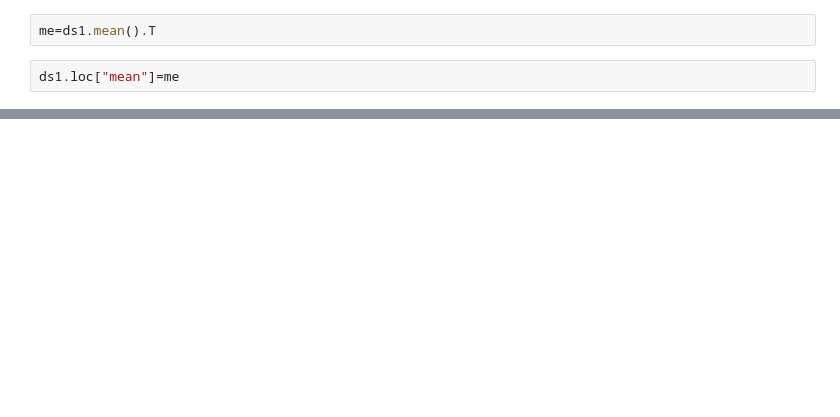
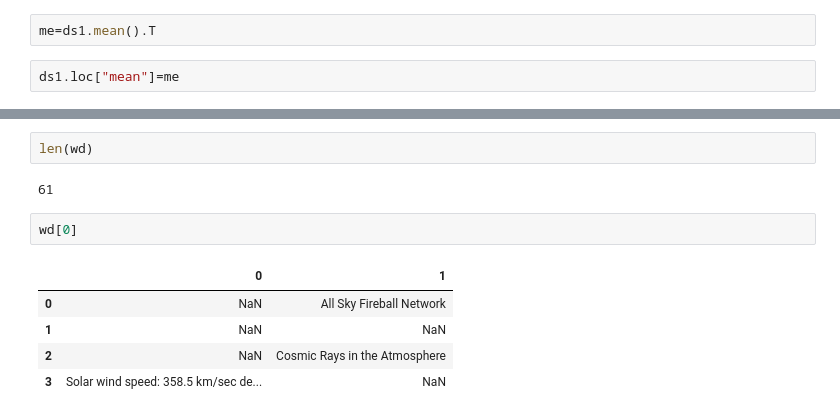
Before and after one commit to partha235/py_data_science, a Jupyter notebook: test1.ipynb, the cells around one changed output, grey strips where cells are left out. Cells and saved outputs as stored; diff of their text form; blank space fills up the shorter version.

```diff
--- a/test1.ipynb
+++ b/test1.ipynb
@@ -125,0 +161,12 @@ ds1.rank()
+# %%
+len(wd)
+# %% [output]
+61
+# %%
+wd[0]
+# %% [output]
+|  | 0 | 1 |
+| 0 | NaN | All Sky Fireball Network |
+| 1 | NaN | NaN |
+| 2 | NaN | Cosmic Rays in the Atmosphere |
+| 3 | Solar wind speed: 358.5 km/sec de... | NaN |
```
Also changed, not shown: parts of 50 cells of this notebook, 4 other files.
